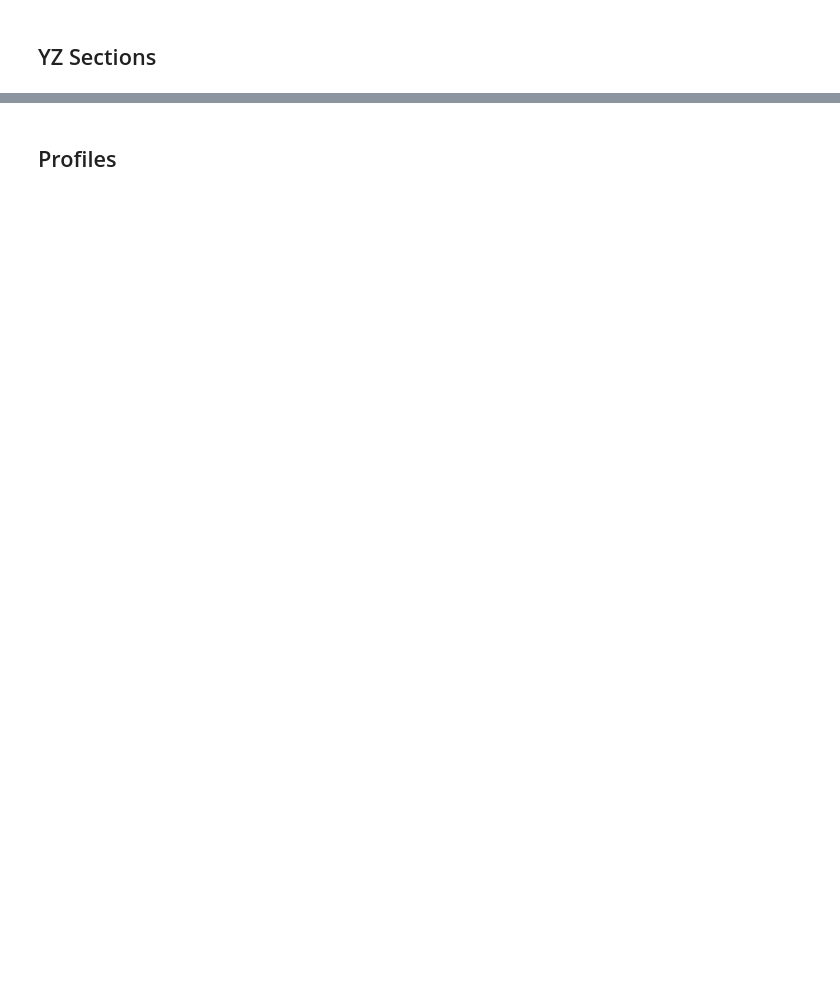
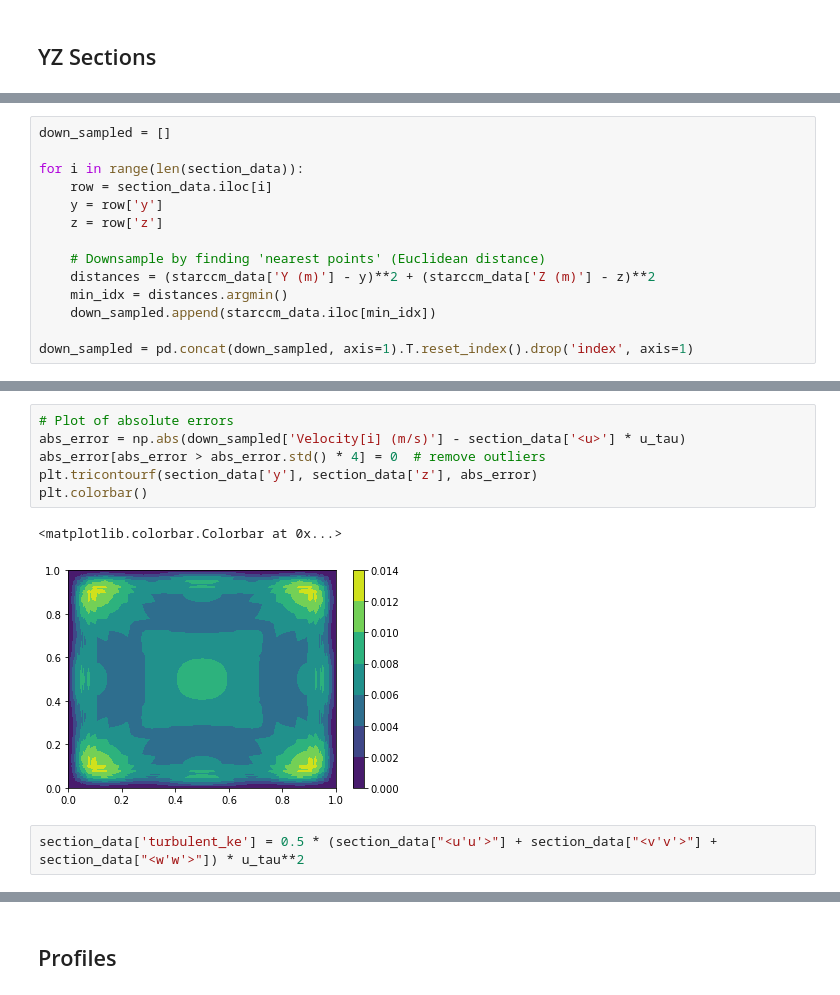
Before and after one commit to delphiiii/CFD-CW2, a Jupyter notebook: read_DNS_data.ipynb, the cells around one changed output, grey strips where cells are left out. Cells and saved outputs as stored; diff of their text form; blank space fills up the shorter version.

```diff
--- a/read_DNS_data.ipynb
+++ b/read_DNS_data.ipynb
@@ -37,0 +54,14 @@ for Re in Re_numbers:
+# %%
+down_sampled = []
+
+for i in range(len(section_data)):
+    row = section_data.iloc[i]
+    y = row['y']
+    z = row['z']
+
+    # Downsample by finding 'nearest points' (Euclidean distance)
+    distances = (starccm_data['Y (m)'] - y)**2 + (starccm_data['Z (m)'] - z)**2
+    min_idx = distances.argmin()
+    down_sampled.append(starccm_data.iloc[min_idx])
+
+down_sampled = pd.concat(down_sampled, axis=1).T.reset_index().drop('index', axis=1)
@@ -37,0 +75,11 @@ for Re in Re_numbers:
+# %%
+# Plot of absolute errors
+abs_error = np.abs(down_sampled['Velocity[i] (m/s)'] - section_data['<u>'] * u_tau)
+abs_error[abs_error > abs_error.std() * 4] = 0  # remove outliers
+plt.tricontourf(section_data['y'], section_data['z'], abs_error)
+plt.colorbar()
+# %% [output]
+<matplotlib.colorbar.Colorbar at 0x...>
+[figure, added]
+# %%
+section_data['turbulent_ke'] = 0.5 * (section_data["<u'u'>"] + section_data["<v'v'>"] + section_data["<w'w'>"]) * u_tau**2
```
Also changed, not shown: parts of 11 cells of this notebook, 2 other files.
